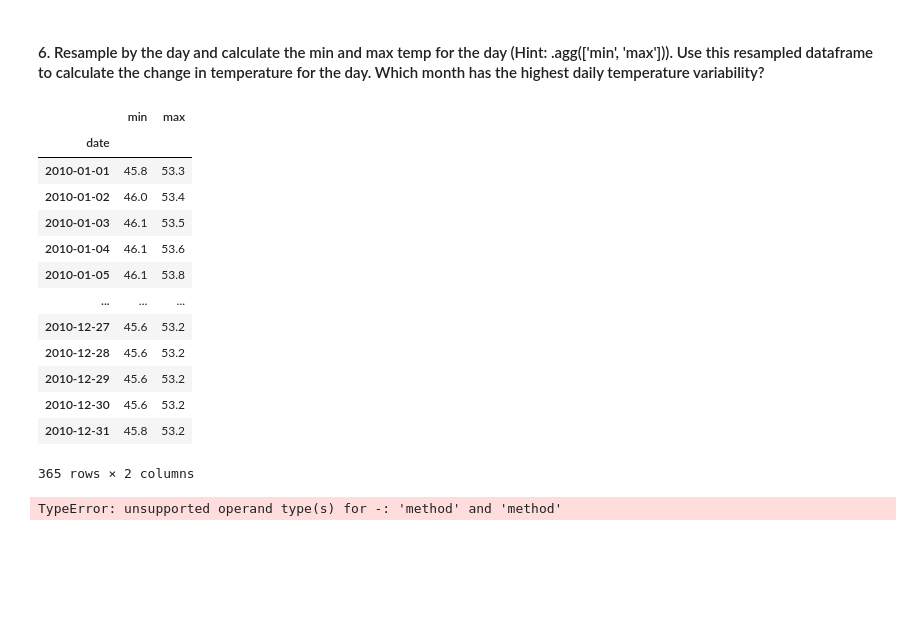
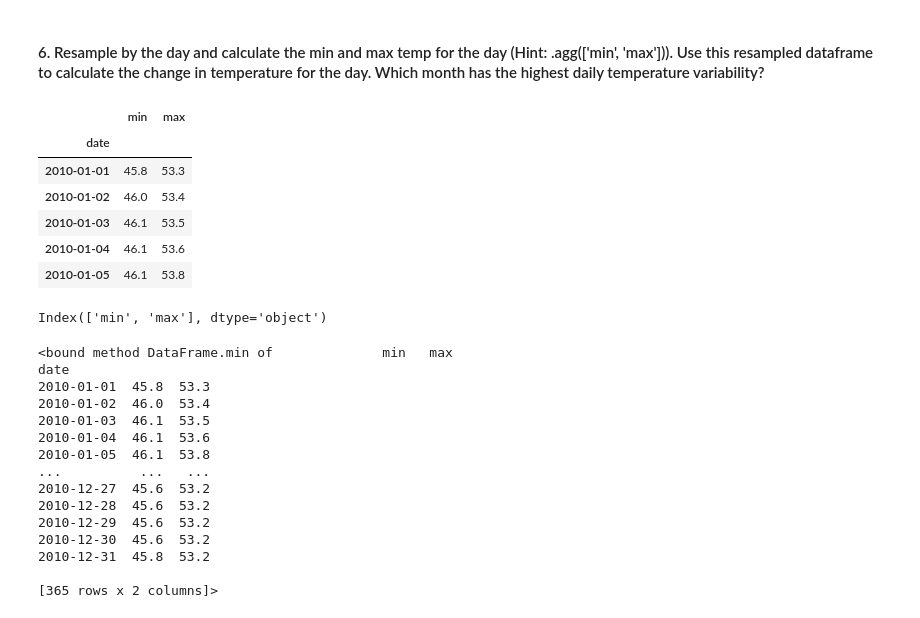
Before and after one commit to CSolitaire/time-series-exercises, a Jupyter notebook: climacell_practice.ipynb, the cells around one changed output. Saved outputs shown, nothing was run; the diff lists cells and outputs as text; code cells hidden in the pictures; blank space fills up the shorter version.

```diff
--- a/climacell_practice.ipynb
+++ b/climacell_practice.ipynb
@@ -377,30 +377,41 @@ September has the highest average temp @ 62.48 degrees
 # %%
 # Import Dataframe (Non Aggrigated)
 from vega_datasets import data
 df = data.sf_temps()
 # Sort Index
 df = df.set_index('date').sort_index()
 # Resample for min/mad of Day
 df = df.resample('D')['temp'].agg(['min', 'max'])
+df.head()
 # %% [output]
 |  | min | max |
 | date |  |  |
 | 2010-01-01 | 45.8 | 53.3 |
 | 2010-01-02 | 46.0 | 53.4 |
 | 2010-01-03 | 46.1 | 53.5 |
 | 2010-01-04 | 46.1 | 53.6 |
 | 2010-01-05 | 46.1 | 53.8 |
-| ... | ... | ... |
-| 2010-12-27 | 45.6 | 53.2 |
-| 2010-12-28 | 45.6 | 53.2 |
-| 2010-12-29 | 45.6 | 53.2 |
-| 2010-12-30 | 45.6 | 53.2 |
-| 2010-12-31 | 45.8 | 53.2 |
-365 rows × 2 columns
 # %%
 # Create variability Column
-#df['variability'] = (df.max) - (df.min)
-# Create variability Column
-df = df.apply(pd.to_numeric)
+#df['variability'] = (df.index['max']) - (df.index['min'])
+df.columns
 # %% [output]
-TypeError: unsupported operand type(s) for -: 'method' and 'method'
+Index(['min', 'max'], dtype='object')
+# %%
+df.min
+# %% [output]
+<bound method DataFrame.min of              min   max
+date
+2010-01-01  45.8  53.3
+2010-01-02  46.0  53.4
+2010-01-03  46.1  53.5
+2010-01-04  46.1  53.6
+2010-01-05  46.1  53.8
+...          ...   ...
+2010-12-27  45.6  53.2
+2010-12-28  45.6  53.2
+2010-12-29  45.6  53.2
+2010-12-30  45.6  53.2
+2010-12-31  45.8  53.2
+
+[365 rows x 2 columns]>
```
